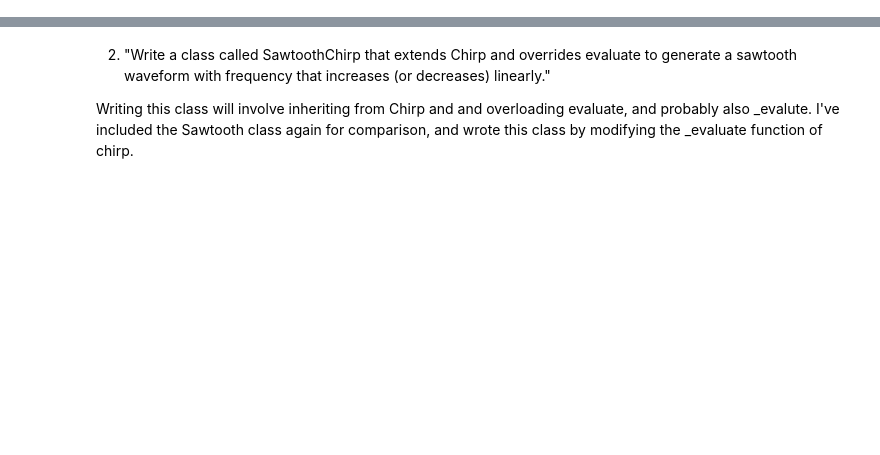
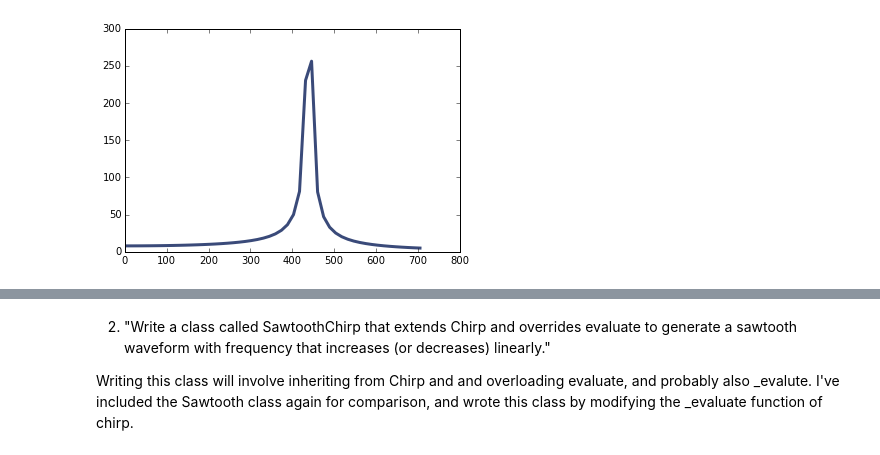
Before and after one commit to kyflores/ThinkDSP, a Jupyter notebook: problem_sets/PS02.ipynb, the cells around one changed output, grey strips where cells are left out. Cells and saved outputs as stored; diff of their text form; code cells hidden in the pictures; blank space fills up the shorter version.

```diff
--- a/problem_sets/PS02.ipynb
+++ b/problem_sets/PS02.ipynb
@@ -10,0 +15,10 @@ import numpy as np
+# %%
+#Pasted from chap03 notebook.
+signal = thinkdsp.SinSignal(freq=440)
+duration = signal.period * 30.5
+wave = signal.make_wave(duration)
+#wave.plot()
+#thinkplot.config(xlabel='time (s)', ylabel='amplitude', legend=False)
+wave.make_spectrum().plot(high=50)
+# %% [output]
+[figure, added]
```
Also changed, not shown: parts of 20 cells of this notebook.
